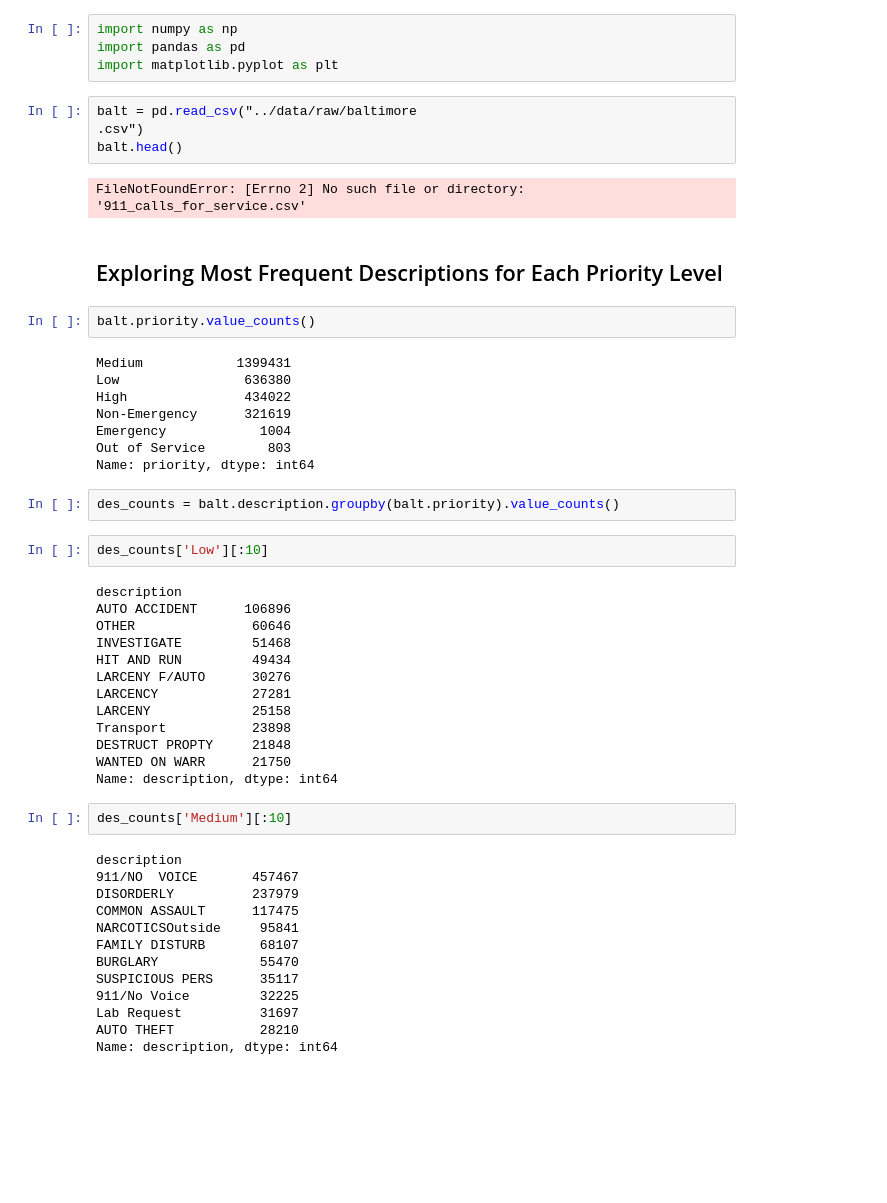
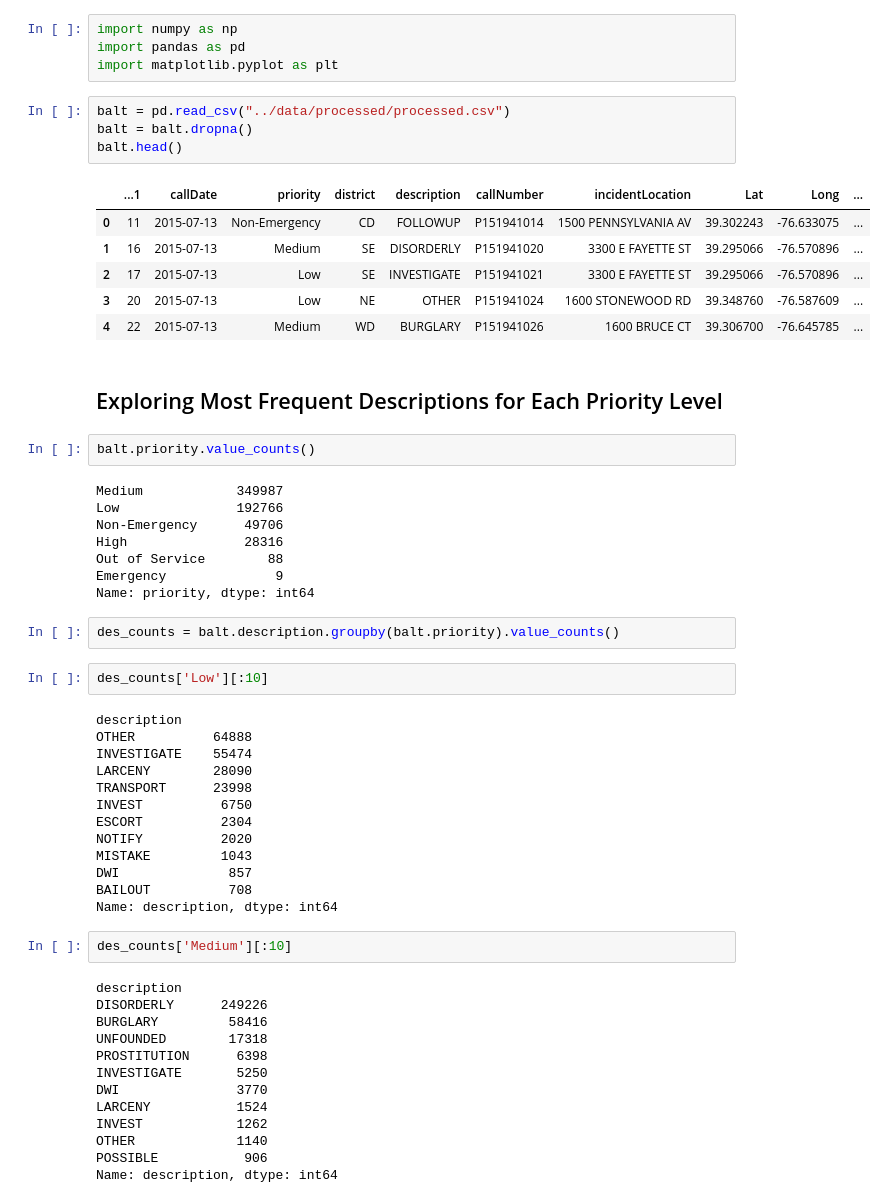
Before and after one commit to joshuachan147/DSU-Client-Socian-Project, a Jupyter notebook: notebooks/Baltimore.ipynb, the cells around one changed output. Cells and saved outputs as stored; diff of their text form; blank space fills up the shorter version.

```diff
--- a/notebooks/Baltimore.ipynb
+++ b/notebooks/Baltimore.ipynb
@@ -9,22 +9,27 @@ import numpy as np
 import pandas as pd
 import matplotlib.pyplot as plt
 # %%
-balt = pd.read_csv("../data/raw/baltimore
-.csv")
+balt = pd.read_csv("../data/processed/processed.csv")
+balt = balt.dropna()
 balt.head()
 # %% [output]
-FileNotFoundError: [Errno 2] No such file or directory: '911_calls_for_service.csv'
+|  | ...1 | callDate | priority | district | description | callNumber | incidentLocation | Lat | Long | ... |
+| 0 | 11 | 2015-07-13 | Non-Emergency | CD | FOLLOWUP | P151941014 | 1500 PENNSYLVANIA AV | 39.302243 | -76.633075 | ... |
+| 1 | 16 | 2015-07-13 | Medium | SE | DISORDERLY | P151941020 | 3300 E FAYETTE ST | 39.295066 | -76.570896 | ... |
+| 2 | 17 | 2015-07-13 | Low | SE | INVESTIGATE | P151941021 | 3300 E FAYETTE ST | 39.295066 | -76.570896 | ... |
+| 3 | 20 | 2015-07-13 | Low | NE | OTHER | P151941024 | 1600 STONEWOOD RD | 39.348760 | -76.587609 | ... |
+| 4 | 22 | 2015-07-13 | Medium | WD | BURGLARY | P151941026 | 1600 BRUCE CT | 39.306700 | -76.645785 | ... |
 # %% [markdown]
 ## Exploring Most Frequent Descriptions for Each Priority Level
 # %%
 balt.priority.value_counts()
 # %% [output]
-Medium            1399431
-Low                636380
-High               434022
-Non-Emergency      321619
-Emergency            1004
-Out of Service        803
+Medium            349987
+Low               192766
+Non-Emergency      49706
+High               28316
+Out of Service        88
+Emergency              9
 Name: priority, dtype: int64
 # %%
 des_counts = balt.description.groupby(balt.priority).value_counts()
@@ -32,31 +37,31 @@ des_counts = balt.description.groupby(balt.priority).value_counts()
 des_counts['Low'][:10]
 # %% [output]
 description
-AUTO ACCIDENT      106896
-OTHER               60646
-INVESTIGATE         51468
-HIT AND RUN         49434
-LARCENY F/AUTO      30276
-LARCENCY            27281
-LARCENY             25158
-Transport           23898
-DESTRUCT PROPTY     21848
-WANTED ON WARR      21750
+OTHER          64888
+INVESTIGATE    55474
+LARCENY        28090
+TRANSPORT      23998
+INVEST          6750
+ESCORT          2304
+NOTIFY          2020
+MISTAKE         1043
+DWI              857
+BAILOUT          708
 Name: description, dtype: int64
 # %%
 des_counts['Medium'][:10]
 # %% [output]
 description
-911/NO  VOICE       457467
-DISORDERLY          237979
-COMMON ASSAULT      117475
-NARCOTICSOutside     95841
-FAMILY DISTURB       68107
-BURGLARY             55470
-SUSPICIOUS PERS      35117
-911/No Voice         32225
-Lab Request          31697
-AUTO THEFT           28210
+DISORDERLY      249226
+BURGLARY         58416
+UNFOUNDED        17318
+PROSTITUTION      6398
+INVESTIGATE       5250
+DWI               3770
+LARCENY           1524
+INVEST            1262
+OTHER             1140
+POSSIBLE           906
 Name: description, dtype: int64
 # %%
 des_counts['High'][:10]
```
Also changed, not shown: parts of 13 cells of this notebook.
